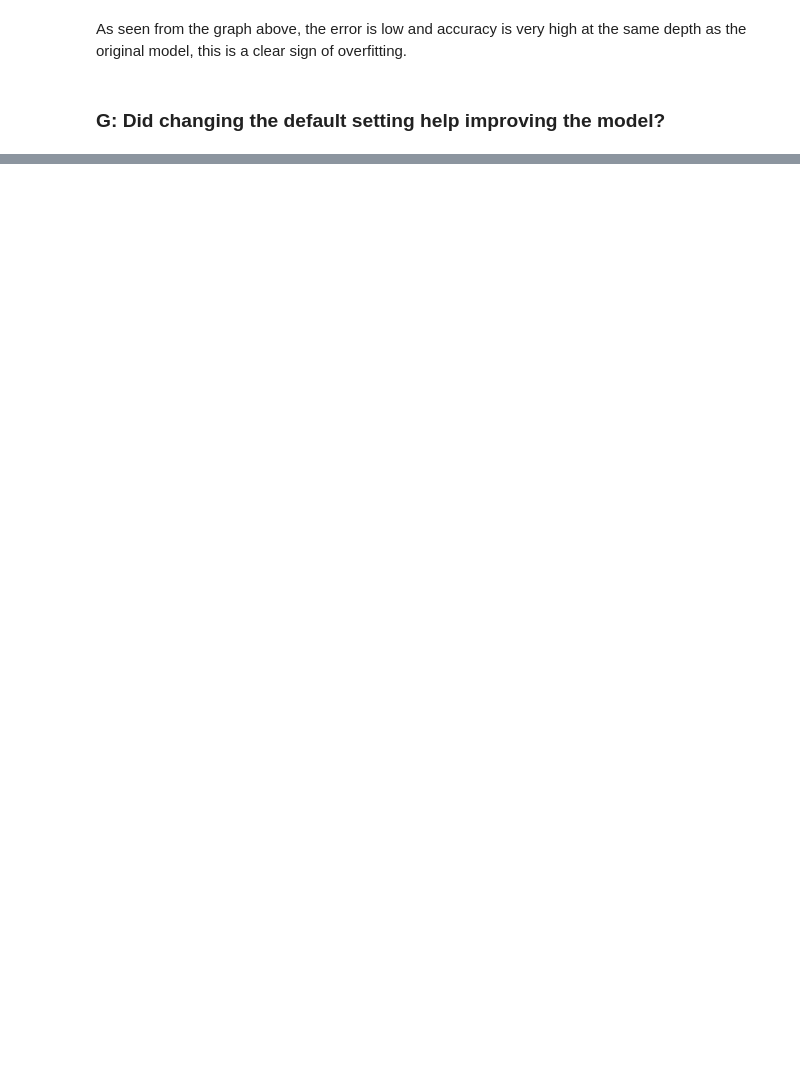
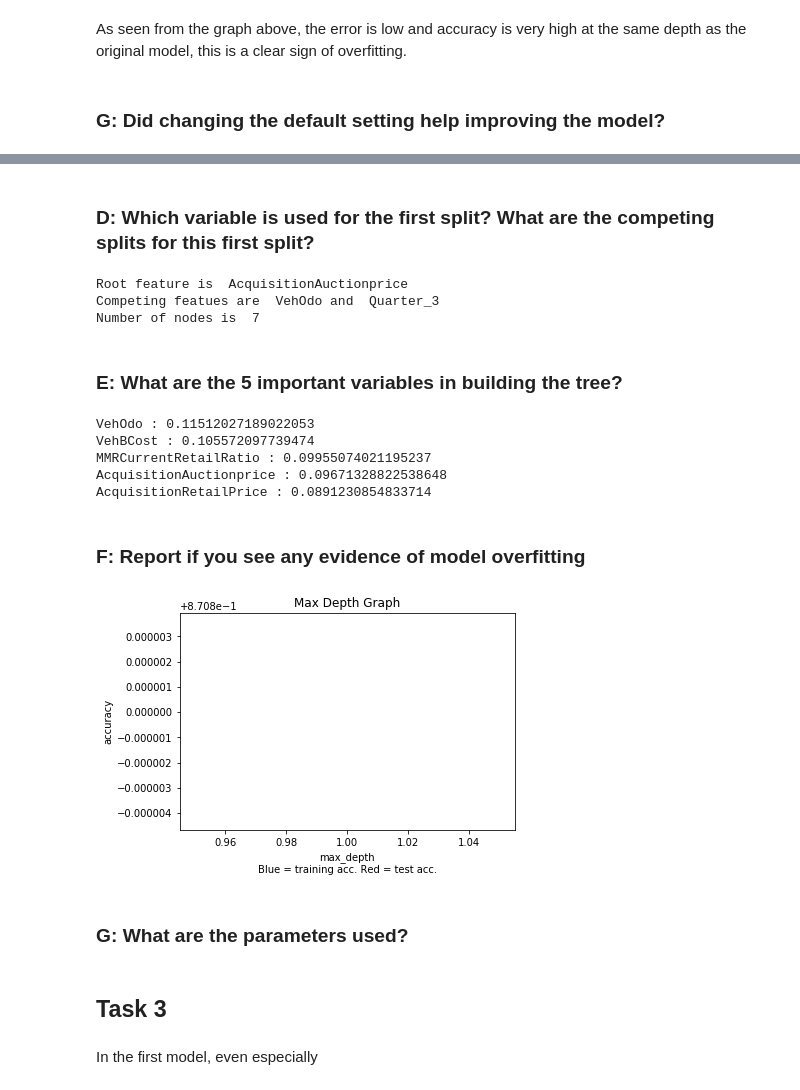
Before and after one commit to Cornelis-Personal/IFN645, a Jupyter notebook: Assignment_1/Ass1_cornel_Implementation.ipynb, the cells around one changed output, grey strips where cells are left out. Drawn from its saved outputs; the diff is of its cells as text; code cells hidden in the pictures; blank space fills up the shorter version.

```diff
--- a/Assignment_1/Ass1_cornel_Implementation.ipynb
+++ b/Assignment_1/Ass1_cornel_Implementation.ipynb
@@ -454,0 +481,8 @@ plt.show()
+# %%
+# grid search CV
+params = {'criterion': ['gini', 'entropy'],
+          'max_depth': range(2, 7),
+          'min_samples_leaf': range(20, 60, 10)}
+
+cv = GridSearchCV(param_grid=params, estimator=DecisionTreeClassifier(random_state=rs), cv=10)
+cv.fit(X_train, y_train)
@@ -454,0 +521,48 @@ plt.show()
+# %% [markdown]
+<h3>D: Which variable is used for the first split? What are the competing splits for this first split? </h3>
+# %%
+getTreeInfo(cv.best_estimator_, feature_names) # Call the root function
+# %% [output]
+Root feature is  AcquisitionAuctionprice
+Competing featues are  VehOdo and  Quarter_3
+Number of nodes is  7
+# %% [markdown]
+<h3>E: What are the 5 important variables in building the tree?</h3>
+# %%
+feature_names = X.columns
+analyse_feature_importance(DecisionTreeModel, feature_names, n_to_display=5)
+# %% [output]
+VehOdo : 0.11512027189022053
+VehBCost : 0.105572097739474
+MMRCurrentRetailRatio : 0.09955074021195237
+AcquisitionAuctionprice : 0.09671328822538648
+AcquisitionRetailPrice : 0.0891230854833714
+# %% [markdown]
+<h3>F: Report if you see any evidence of model overfitting</h3>
+# %%
+test_score = []
+train_score = []
+
+currRange = range(1 , cv.best_estimator_.tree_.max_depth)
+# check the model performance for max depth from 2-20
+for max_depth in currRange:
+    model = DecisionTreeClassifier(max_depth=max_depth, random_state=rs)
+    model.fit(X_train, y_train)
+
+    test_score.append(model.score(X_test, y_test))
+    train_score.append(model.score(X_train, y_train))
+
+# plot max depth hyperparameter values vs training and test accuracy score
+plt.plot(currRange, train_score, 'b', currRange, test_score, 'r')
+plt.xlabel('max_depth\nBlue = training acc. Red = test acc.')
+plt.ylabel('accuracy')
+plt.title('Max Depth Graph')
+plt.show()
+# %% [output]
+[figure, added]
+# %% [markdown]
+<h3>G: What are the parameters used?</h3>
+# %% [markdown]
+<h2>Task 3</h2>
+# %% [markdown]
+In the first model, even especially
```
Also changed, not shown: parts of 12 cells of this notebook.
